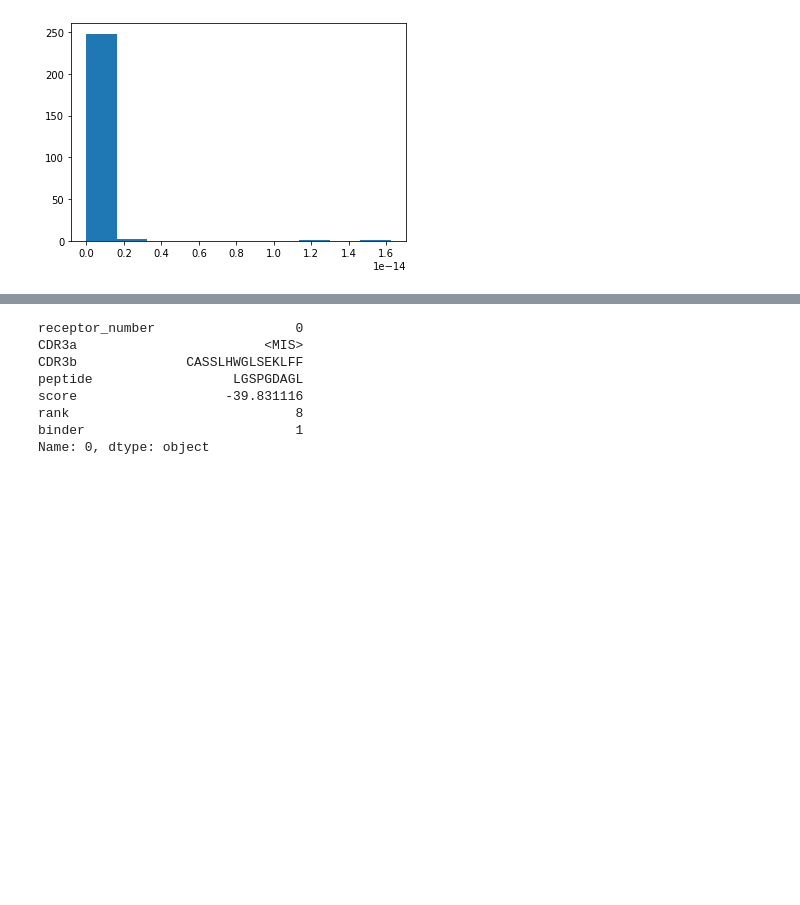
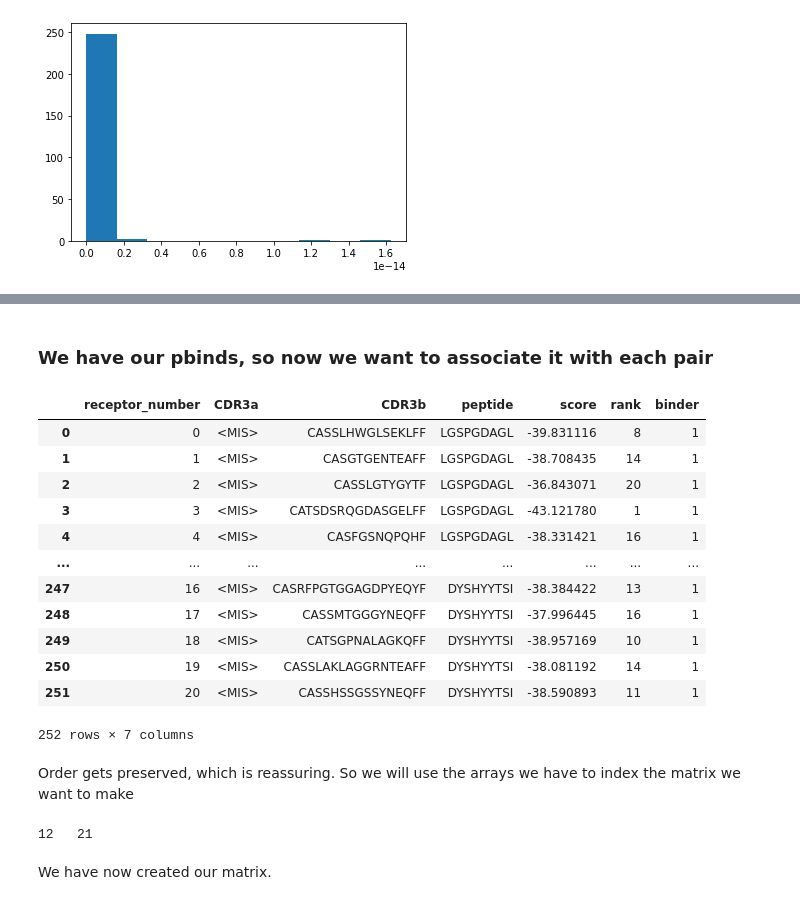
Before and after one commit to alienmist325/TULIP-TCR, a Jupyter notebook: analysis/create_TULIP_input_and_sim_input.ipynb, the cells around one changed output, grey strips where cells are left out. Drawn from its saved outputs; the diff is of its cells as text; code cells hidden in the pictures; blank space fills up the shorter version.

Commit message:
Finish matrix binding probability construction

```diff
--- a/analysis/create_TULIP_input_and_sim_input.ipynb
+++ b/analysis/create_TULIP_input_and_sim_input.ipynb
@@ -166,13 +87,28 @@ As we increase T_conc, the distribution becomes more spread.
-# %%
-n = 100
-
-output.loc[0]
-# %% [output]
-receptor_number                  0
-CDR3a                        <MIS>
-CDR3b              CASSLHWGLSEKLFF
-peptide                  LGSPGDAGL
-score                   -39.831116
-rank                             8
-binder                           1
-Name: 0, dtype: object
+# %% [markdown]
+### We have our pbinds, so now we want to associate it with each pair
+# %%
+output
+# %% [output]
+|  | receptor_number | CDR3a | CDR3b | peptide | score | rank | binder |
+| 0 | 0 | <MIS> | CASSLHWGLSEKLFF | LGSPGDAGL | -39.831116 | 8 | 1 |
+| 1 | 1 | <MIS> | CASGTGENTEAFF | LGSPGDAGL | -38.708435 | 14 | 1 |
+| 2 | 2 | <MIS> | CASSLGTYGYTF | LGSPGDAGL | -36.843071 | 20 | 1 |
+| 3 | 3 | <MIS> | CATSDSRQGDASGELFF | LGSPGDAGL | -43.121780 | 1 | 1 |
+| 4 | 4 | <MIS> | CASFGSNQPQHF | LGSPGDAGL | -38.331421 | 16 | 1 |
+| ... | ... | ... | ... | ... | ... | ... | ... |
+| 247 | 16 | <MIS> | CASRFPGTGGAGDPYEQYF | DYSHYYTSI | -38.384422 | 13 | 1 |
+| 248 | 17 | <MIS> | CASSMTGGGYNEQFF | DYSHYYTSI | -37.996445 | 16 | 1 |
+| 249 | 18 | <MIS> | CATSGPNALAGKQFF | DYSHYYTSI | -38.957169 | 10 | 1 |
+| 250 | 19 | <MIS> | CASSLAKLAGGRNTEAFF | DYSHYYTSI | -38.081192 | 14 | 1 |
+| 251 | 20 | <MIS> | CASSHSSGSSYNEQFF | DYSHYYTSI | -38.590893 | 11 | 1 |
+252 rows × 7 columns
+# %% [markdown]
+Order gets preserved, which is reassuring. So we will use the arrays we have to index the matrix we want to make
+# %%
+P = len(peptides)
+T = len(TCRs)
+print(P, " ", T)
+
+binding_prob_matrix = np.zeros((T, P))
+# %% [output]
+12   21
@@ -178,0 +118,2 @@ Name: 0, dtype: object
+# %% [markdown]
+We have now created our matrix.
```
Also changed, not shown: parts of 19 cells of this notebook, 2 other files.
